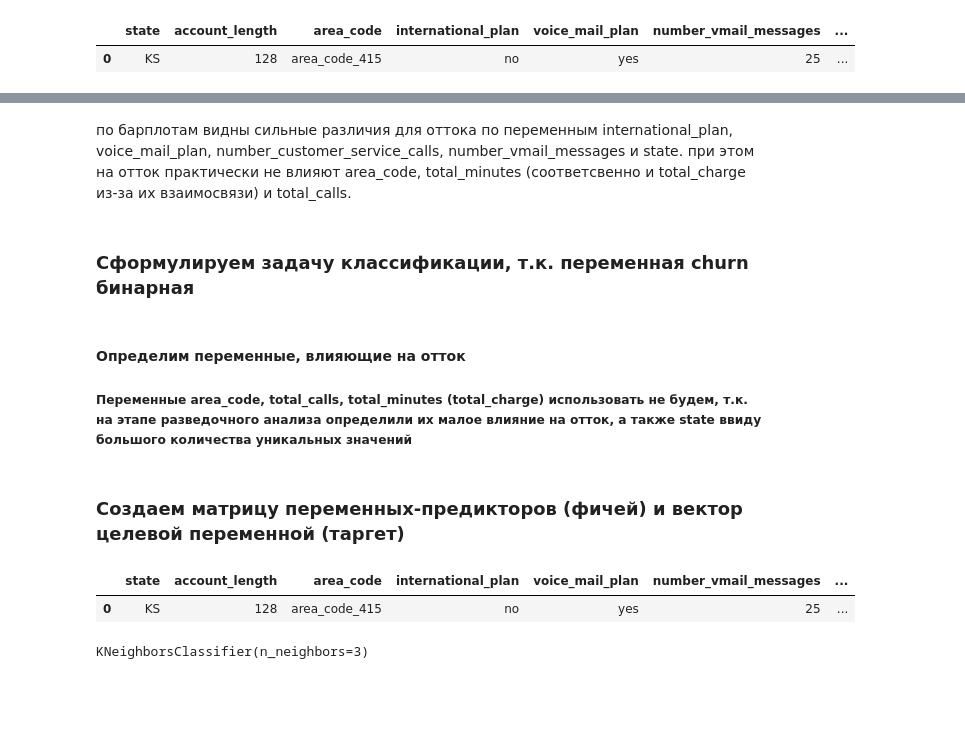
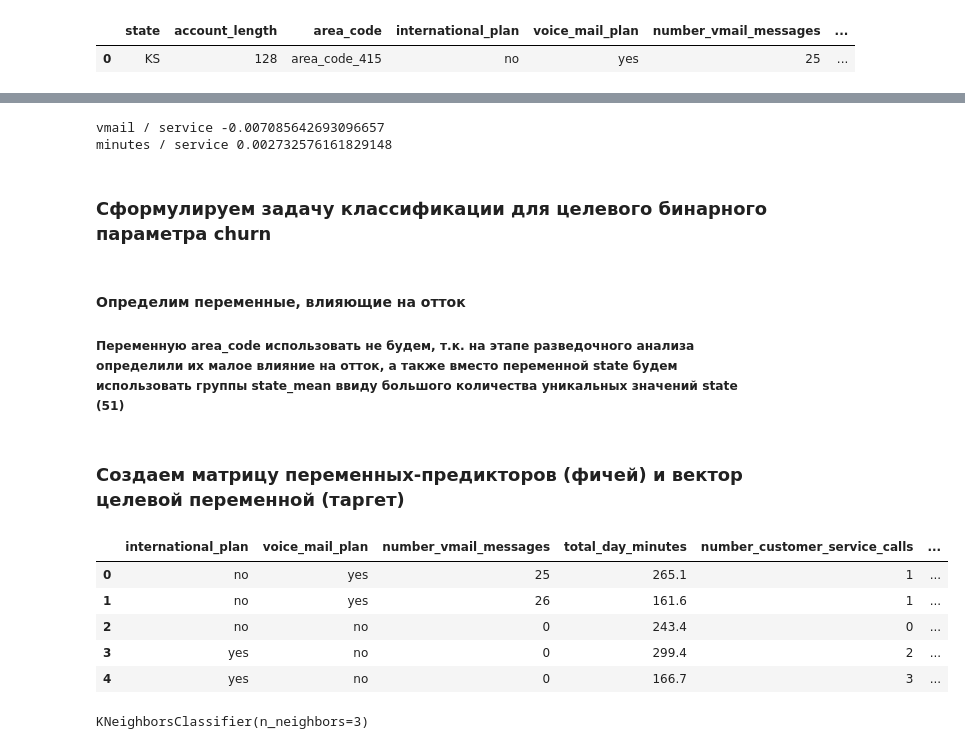
Before and after one commit to azerrus/Innopolis, a Jupyter notebook: Аттест4_Каштанов.ipynb, the cells around one changed output, grey strips where cells are left out. Saved outputs shown, nothing was run; the diff lists cells and outputs as text; code cells hidden in the pictures; blank space fills up the shorter version.

```diff
--- a/Аттест4_Каштанов.ipynb
+++ b/Аттест4_Каштанов.ipynb
@@ -196,0 +348,5 @@ plt.show()
+# %%
+# создадим числовую переменную для целевого показателя churn
+
+df['churn_num'] = df['churn'].map({'yes' : 1, 'no' : 0})
+df.head()
@@ -196,0 +361,8 @@ plt.show()
+# %%
+# по отсортированным средним значениям churn по state создадим 3 группы
+# создадим классы state_mean для переменной state min / med / max с границами 0 / 0.12 / 0.17
+
+df_state_mean = pd.DataFrame(df.groupby('state')['churn_num'].mean()).reset_index()
+df_state_mean['state_mean'] = np.where(df_state_mean['churn_num'] > 0.17, 'max', np.where(df_state_mean['churn_num'] > 0.12, 'med','min'))
+df_state_mean['state_mean'].value_counts()
+#df_state_mean.head()
@@ -196,0 +421,15 @@ plt.show()
+# %%
+# создадим числовую переменную churn
+
+df['churn_num'] = df['churn'].map({'yes' : 1, 'no' : 0})
+
+# создадим словарь state_mean, где ключ - state, а значение - state_mean
+
+state_mean = {df_state_mean.iloc[i,0] + '':'' + df_state_mean.iloc[i,2] for i in range(df_state_mean.shape[0])}
+
+# добавим в датасет новую переменную, класифицирующую оттоки по state
+df['state_mean'] = df['state'].map(state_mean)
+
+# удалим предыдущую колонку state_class, которая не показала явную зависимость по оттокам
+df = df.drop('state_class', axis = 1)
+df.head()
@@ -263,8 +615,8 @@ print('корреляция intl -', df['total_intl_minutes'].corr(df['total_int
 # %%
-df_new['total_calls'] = df_new['total_day_calls'] + df_new['total_night_calls'] + df_new['total_eve_calls'] + df_new['total_intl_calls']
-df_new['total_minutes'] = df_new['total_day_minutes'] + df_new['total_night_minutes'] + df_new['total_eve_minutes'] + df_new['total_intl_minutes']
-df_new['total_charge'] = df_new['total_day_charge'] + df_new['total_night_charge'] + df_new['total_eve_charge'] + df_new['total_intl_charge']
-df_new = df_new.drop(columns=['total_day_calls', 'total_night_calls', 'total_eve_calls', 'total_intl_calls', 'total_day_minutes', 'total_night_minutes', 'total_eve_minutes', 'total_intl_minutes', 'total_day_charge', 'total_night_charge', 'total_eve_charge', 'total_intl_charge'])
+df_new = df_new.drop(
+    columns=['total_day_calls', 'total_night_calls', 'total_eve_calls', 'total_night_minutes', 'total_eve_minutes',
+             'total_day_charge', 'total_night_charge', 'total_eve_charge', 'total_intl_calls', 'total_intl_charge', 'total_intl_minutes']
+)
 df_new.head(1)
 # %% [output]
 |  | state | account_length | area_code | international_plan | voice_mail_plan | number_vmail_messages | ... |
@@ -318,17 +624,29 @@ plt.show()
-# %% [markdown]
-по барплотам видны сильные различия для оттока по переменным international_plan, voice_mail_plan, number_customer_service_calls, number_vmail_messages и state.
-при этом на отток практически не влияют area_code, total_minutes (соответсвенно и total_charge из-за их взаимосвязи) и total_calls.
+# %%
+# проверим корреляцию между оставшимися числовыми переменными перед включением для обучения моделей
+
+print('vmail / service', df_new['number_vmail_messages'].corr(df_new['number_customer_service_calls']))
+print('minutes / service', df_new['total_day_minutes'].corr(df_new['number_customer_service_calls']))
+
+# видим слабую корреляцию -> можем использовать для обучения моделей
+# %% [output]
+vmail / service -0.007085642693096657
+minutes / service 0.002732576161829148
 # %% [markdown]
-### Сформулируем задачу классификации, т.к. переменная churn бинарная
+### Сформулируем задачу классификации для целевого бинарного параметра churn
 # %% [markdown]
 #### Определим переменные, влияющие на отток
 
-##### Переменные area_code, total_calls, total_minutes (total_charge) использовать не будем, т.к. на этапе разведочного анализа определили их малое влияние на отток, а также state ввиду большого количества уникальных значений
+##### Переменную area_code использовать не будем, т.к. на этапе разведочного анализа определили их малое влияние на отток, а также вместо переменной state будем использовать группы state_mean ввиду большого количества уникальных значений state (51)
 # %% [markdown]
 ### Создаем матрицу переменных-предикторов (фичей) и вектор целевой переменной (таргет)
 # %%
-df_new.head(1)
+df_new = df_new.drop(columns=['state', 'account_length', 'area_code', 'churn'])
+df_new.head()
 # %% [output]
-|  | state | account_length | area_code | international_plan | voice_mail_plan | number_vmail_messages | ... |
-| 0 | KS | 128 | area_code_415 | no | yes | 25 | ... |
+|  | international_plan | voice_mail_plan | number_vmail_messages | total_day_minutes | number_customer_service_calls | ... |
+| 0 | no | yes | 25 | 265.1 | 1 | ... |
+| 1 | no | yes | 26 | 161.6 | 1 | ... |
+| 2 | no | no | 0 | 243.4 | 0 | ... |
+| 3 | yes | no | 0 | 299.4 | 2 | ... |
+| 4 | yes | no | 0 | 166.7 | 3 | ... |
 # %%
```
Also changed, not shown: parts of 91 cells of this notebook.
